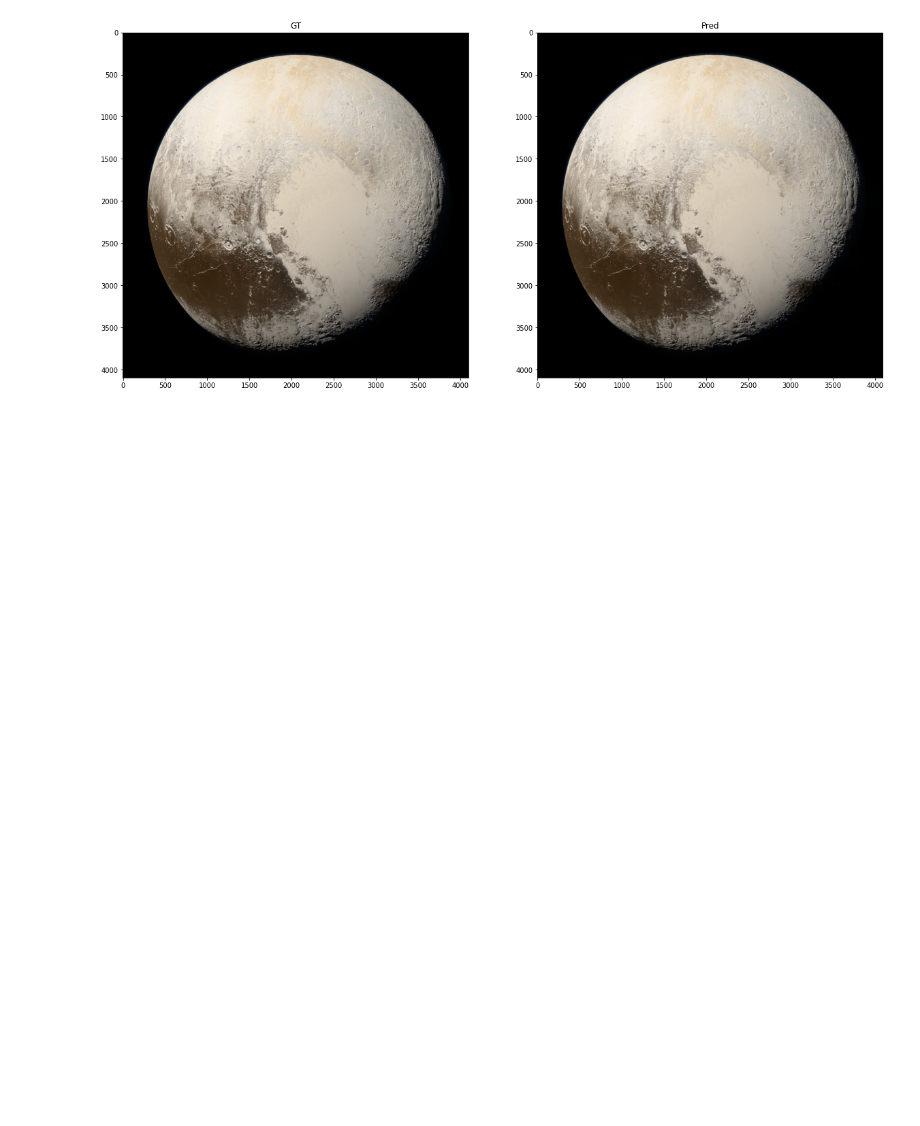
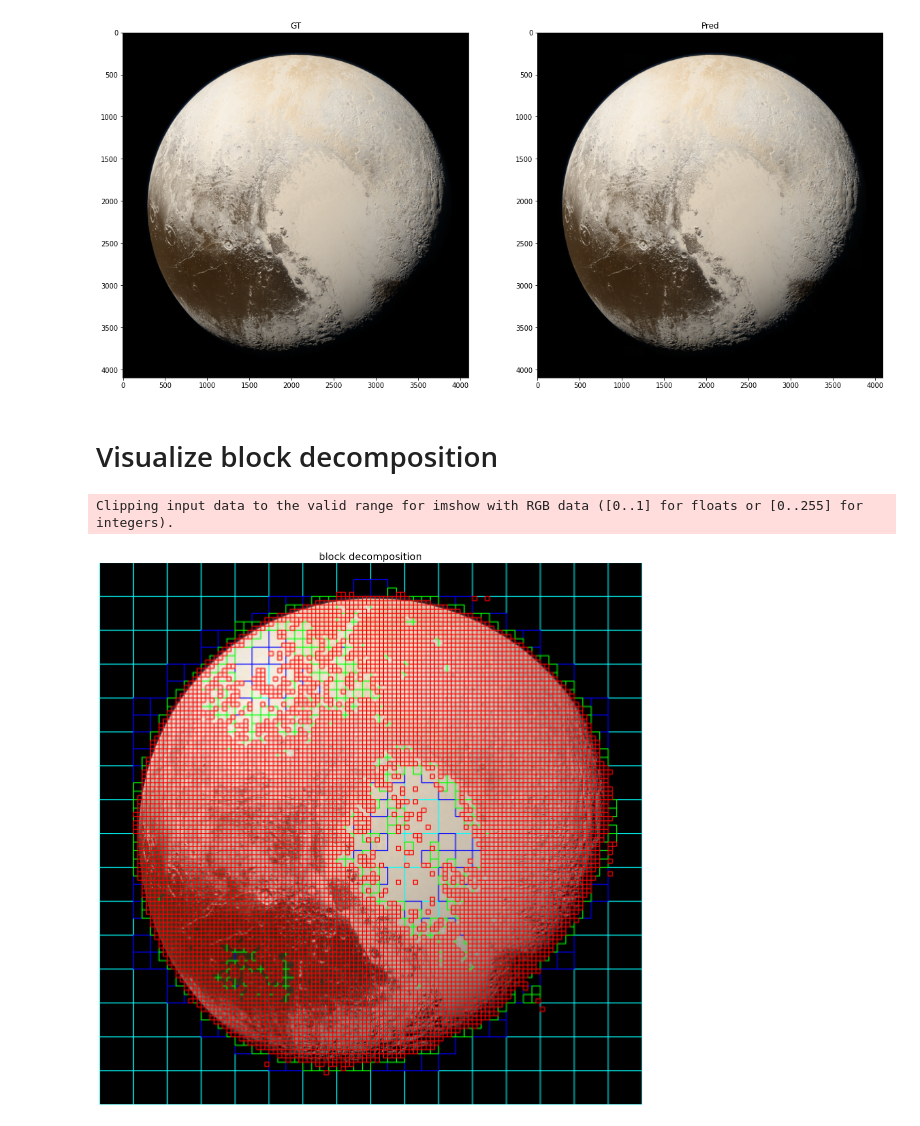
Before and after one commit to kwea123/MINER_pl, a Jupyter notebook: image_test.ipynb, the cells around one changed output. Saved outputs shown, nothing was run; the diff lists cells and outputs as text; code cells hidden in the pictures; blank space fills up the shorter version.

```diff
--- a/image_test.ipynb
+++ b/image_test.ipynb
@@ -35,31 +35,31 @@ for j in reversed(range(n_scales)):
     rgb_gt_ = cv2.resize(rgb_gt, None, fx=1/2**j, fy=1/2**j)
 
     final_act = 'sigmoid' if j==n_scales-1 else 'sin'
-    nh = img_wh[1]//(patch_wh[1]*2**j)
-    nw = img_wh[0]//(patch_wh[0]*2**j)
-    ckpt = torch.load(f'ckpts/{exp_name}/subimg000/l{j}.ckpt', map_location=torch.device('cpu'))
+    nh = input_size[1]//(patch_size[1]*2**j)
+    nw = input_size[0]//(patch_size[0]*2**j)
+    ckpt = torch.load(f'ckpts/{exp_name}/l{j}.ckpt', map_location=torch.device('cpu'))
     active_blocks = ckpt['active_blocks']
     n_blocks = int(active_blocks.sum())
     blockmlp = BlockMLP(n_blocks=n_blocks,
                         n_in=pe.out_dim, n_out=3,
                         n_layers=n_layers,
                         n_hidden=n_hidden,
-                        final_act=final_act).to(device)
+                        final_act=final_act).to(device=device)
     blockmlp.load_state_dict(ckpt, strict=False)
 
     uv_ = repeat(uv, '1 ph pw c -> n (ph pw) c', n=n_blocks)
 
     with torch.no_grad():
-        rgb_pred_ = blockmlp(pe(uv_), to_cpu=True)
+        rgb_pred_ = blockmlp(pe(uv_)).cpu()
         if j <= n_scales-2:
             rgb_pred_ *= ckpt['scales']
     torch.cuda.synchronize()
 
-    rgb_pred = torch.zeros(nh*nw, patch_wh[1]*patch_wh[0], 3)
+    rgb_pred = torch.zeros(nh*nw, patch_size[1]*patch_size[0], 3)
     rgb_pred[active_blocks] = rgb_pred_
     rgb_pred = rearrange(rgb_pred,
                          '(nh nw) (ph pw) c -> (nh ph) (nw pw) c',
-                         nh=nh, nw=nw, ph=patch_wh[1], pw=patch_wh[0])
+                         nh=nh, nw=nw, ph=patch_size[1], pw=patch_size[0])
     if j <= n_scales-2:
         rgb_pred += I_j_u
         rgb_pred = np.clip(rgb_pred, 0, 1)
@@ -70,6 +70,7 @@ for j in reversed(range(n_scales)):
                           align_corners=True)
     I_j_u = rearrange(I_j_u, '1 c h w -> h w c')
 
+rgb_pred = rgb_pred.numpy()
 print(f'total time {time.time()-t:.3f} s')
-print(f'PSNR {psnr(rgb_pred.numpy(), rgb_gt_):.2f} dB')
+print(f'PSNR {psnr(rgb_pred, rgb_gt_):.2f} dB')
 # %% [output]
@@ -85,3 +86,30 @@ plt.title('Pred')
 plt.imshow(rgb_pred);
 # %% [output]
 [figure]
+# %% [markdown]
+# Visualize block decomposition
+# %%
+COLORS = [(255, 0, 0), (0, 255, 0), (0, 0, 255),
+          (0, 255, 255), (255, 0, 255), (255, 255, 0)] # colors for each scale
+
+image_ = rgb_pred.copy()
+for l in reversed(range(n_scales)):
+    rw, rh = patch_size[0]*2**l, patch_size[1]*2**l
+    ckpt = torch.load(f'ckpts/{exp_name}/l{l}.ckpt', map_location=torch.device('cpu'))
+    training_blocks = np.ones((input_size[1]//rh, input_size[0]//rw), bool)
+    active_blocks = ckpt['active_blocks'].numpy().reshape(input_size[1]//rh, input_size[0]//rw)
+    training_blocks[active_blocks] = 0 # converged
+
+    for j in range(training_blocks.shape[0]):
+        for i in range(training_blocks.shape[1]):
+            if not training_blocks[j, i]:
+                cv2.rectangle(image_, (i*rw, j*rh), ((i+1)*rw, (j+1)*rh), COLORS[l],
+                              int(np.ceil(max(input_size)/1000)))
+
+plt.figure(figsize=(20, 20))
+plt.axis('off')
+plt.title('block decomposition', fontsize=20)
+plt.imshow(image_);
+# %% [output]
+Clipping input data to the valid range for imshow with RGB data ([0..1] for floats or [0..255] for integers).
+[figure, added]
```
Also changed, not shown: parts of 2 cells of this notebook, 9 other files.
